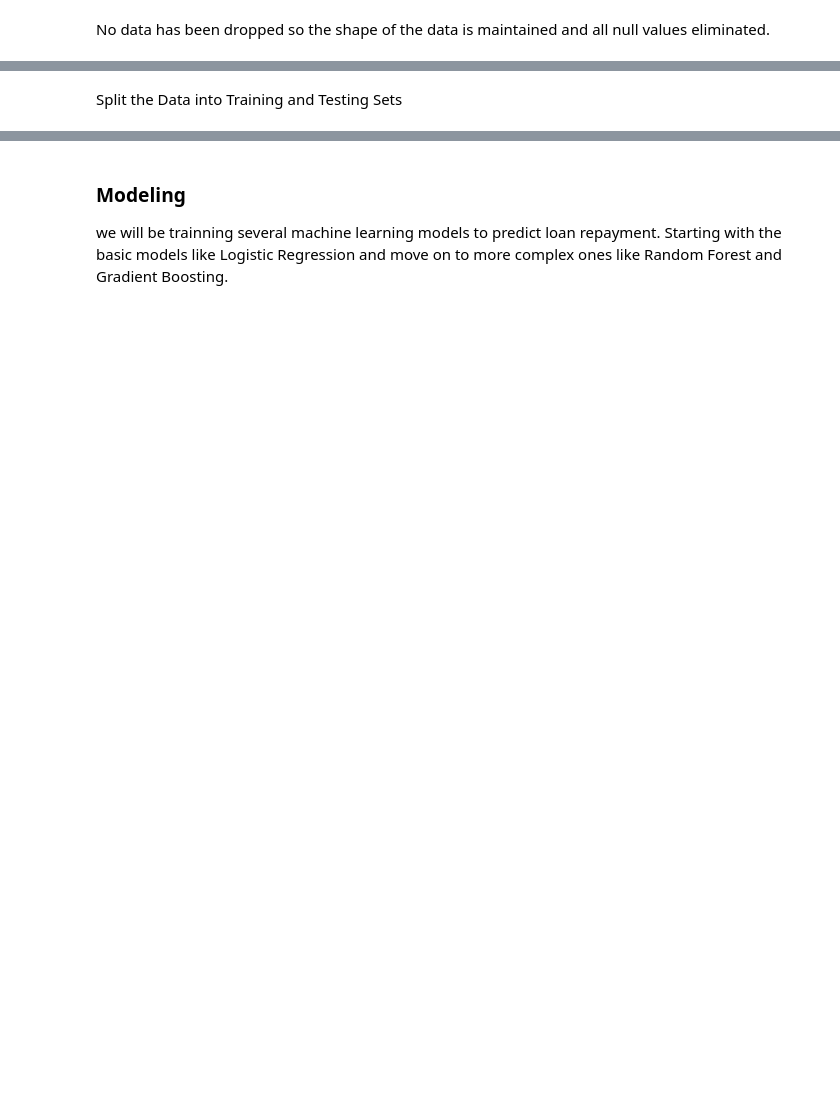
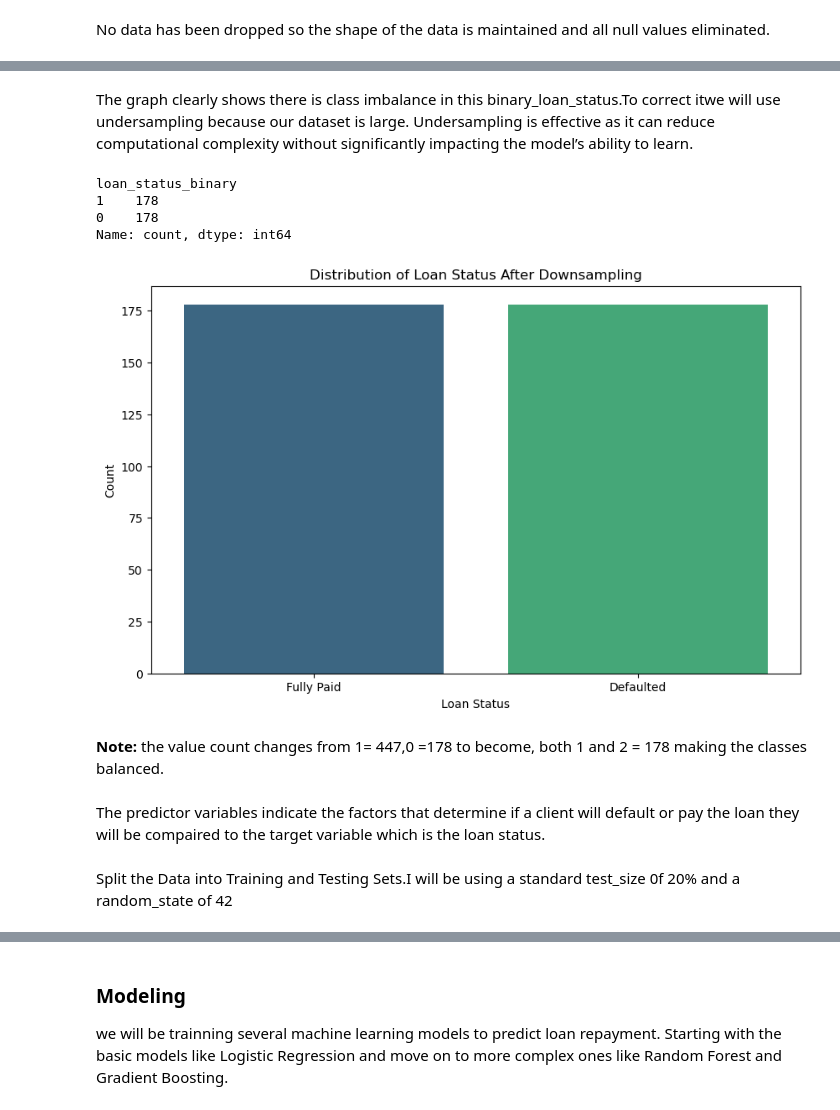
Before and after one commit to Nyabaga/phase-3-project, a Jupyter notebook: Prediction.ipynb, the cells around one changed output, grey strips where cells are left out. Drawn from its saved outputs; the diff is of its cells as text; code cells hidden in the pictures; blank space fills up the shorter version.

Commit message:
Add image

```diff
--- a/Prediction.ipynb
+++ b/Prediction.ipynb
@@ -170,0 +137,3 @@ dtype: float64
+# %%
+data.drop(columns=['Unnamed: 0'], inplace=True)
+data.sample(5)
@@ -231,0 +306,37 @@ NameError: name 'numerical_features' is not defined
+# %% [markdown]
+The graph clearly shows there is class imbalance in this binary_loan_status.To correct itwe will use undersampling because our dataset is large. Undersampling is effective as it can reduce computational complexity without significantly impacting the model’s ability to learn.
+# %%
+# Separate majority and minority classes
+df_majority = data_filtered[data_filtered.loan_status_binary == 1]
+df_minority = data_filtered[data_filtered.loan_status_binary == 0]
+# Downsample majority class
+df_majority_downsampled = resample(df_majority,
+                                   replace=False,    # sample without replacement
+                                   n_samples=len(df_minority), # to match minority class
+                                   random_state=123) # reproducible results
+
+# Combine minority class with downsampled majority class
+data_downsampled = pd.concat([df_majority_downsampled, df_minority])
+
+# Display new class counts
+print(data_downsampled.loan_status_binary.value_counts())
+
+# Plot the new counts
+loan_status_counts_downsampled = data_downsampled['loan_status_binary'].value_counts().reset_index()
+loan_status_counts_downsampled.columns = ['loan_status', 'count']
+loan_status_counts_downsampled['loan_status'] = loan_status_counts_downsampled['loan_status'].map({1: 'Fully Paid', 0: 'Defaulted'})
+
+plt.figure(figsize=(10, 6))
+sns.barplot(x='loan_status', y='count', data=loan_status_counts_downsampled, palette='viridis')
+plt.title('Distribution of Loan Status After Downsampling')
+plt.xlabel('Loan Status')
+plt.ylabel('Count')
+plt.show()
+# %% [output]
+loan_status_binary
+1    178
+0    178
+Name: count, dtype: int64
+[figure, added]
+# %% [markdown]
+**Note:** the value count changes from 1= 447,0 =178 to become, both 1 and 2 = 178 making the classes balanced.
@@ -231,0 +346,2 @@ NameError: name 'numerical_features' is not defined
+# %% [markdown]
+The predictor variables indicate the factors that determine if a client will default or pay the loan they will be compaired to the target variable which is the loan status.
@@ -232,4 +351,4 @@ NameError: name 'numerical_features' is not defined
 # %% [markdown]
-Split the Data into Training and Testing Sets
+Split the Data into Training and Testing Sets.I will be using a standard test_size 0f 20% and a random_state of 42
 # %%
 # Split data into training and test sets
```
Also changed, not shown: parts of 23 cells of this notebook, 5 other files.
